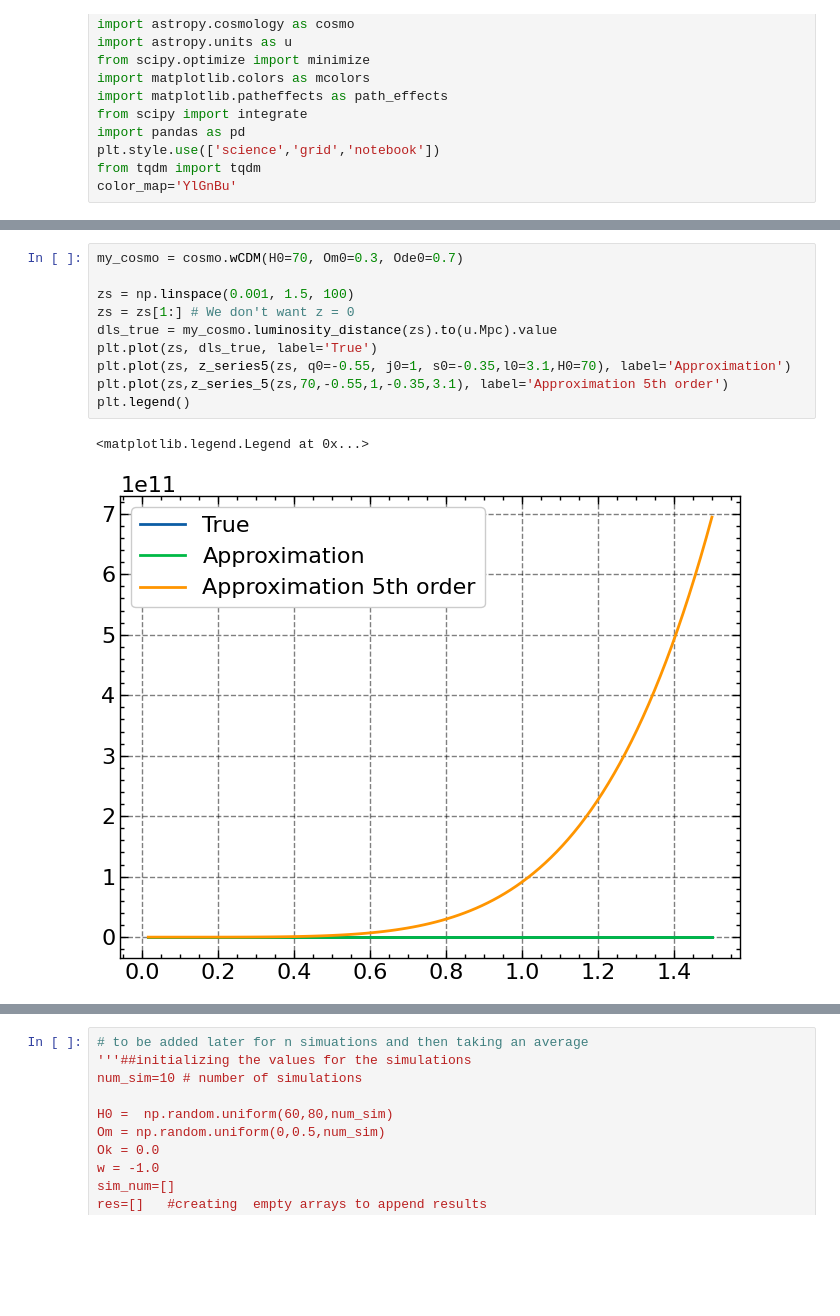
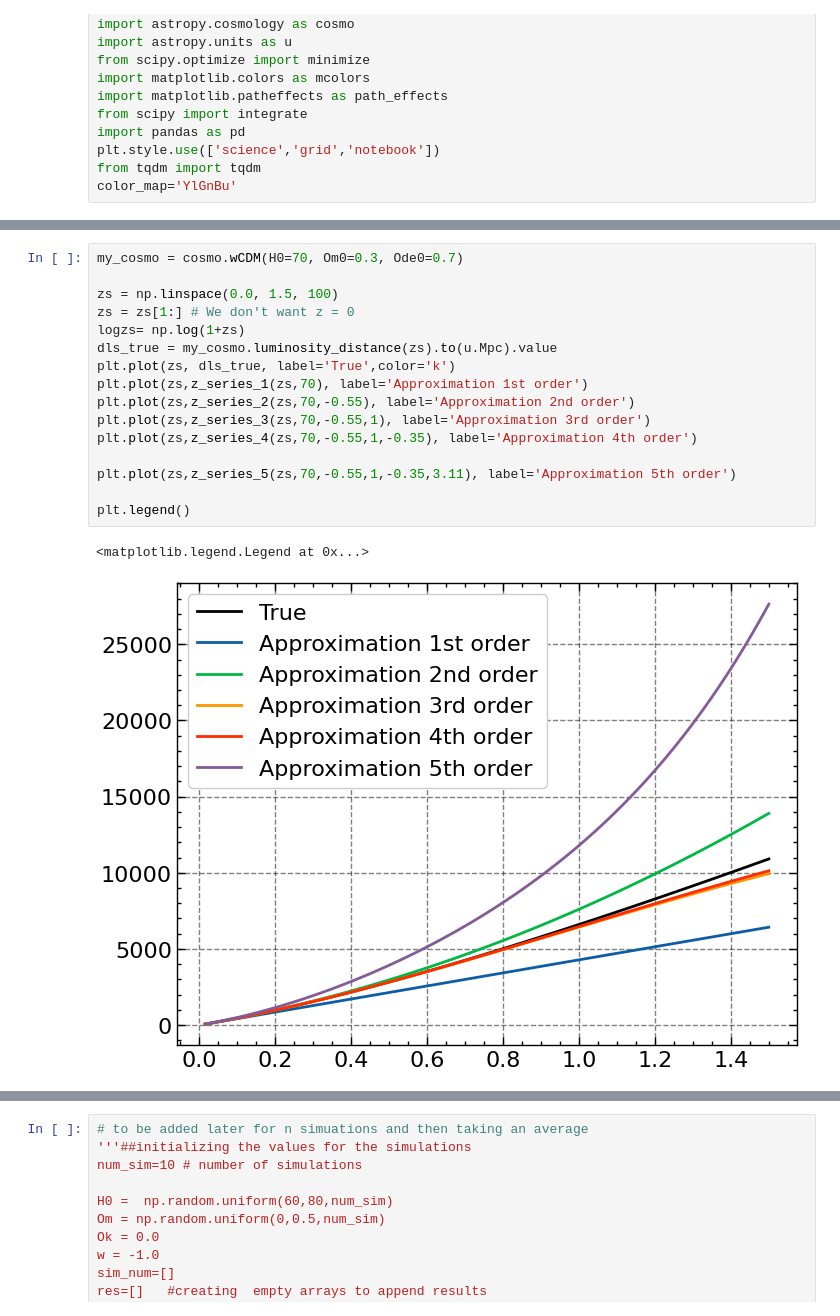
Before and after one commit to Shin107/Cosmography_v2, a Jupyter notebook: Matrix_plots.ipynb, the cells around one changed output, grey strips where cells are left out. Drawn from its saved outputs; the diff is of its cells as text; blank space fills up the shorter version.

Commit message:
CHnages to matrix plot

```diff
--- a/Matrix_plots.ipynb
+++ b/Matrix_plots.ipynb
@@ -98,13 +107,19 @@ array([   87.92597005,   178.50518686,   271.68035788,   367.39517549,
 # %%
 my_cosmo = cosmo.wCDM(H0=70, Om0=0.3, Ode0=0.7)
 
-zs = np.linspace(0.001, 1.5, 100)
+zs = np.linspace(0.0, 1.5, 100)
 zs = zs[1:] # We don't want z = 0
+logzs= np.log(1+zs)
 dls_true = my_cosmo.luminosity_distance(zs).to(u.Mpc).value
-plt.plot(zs, dls_true, label='True')
-plt.plot(zs, z_series5(zs, q0=-0.55, j0=1, s0=-0.35,l0=3.1,H0=70), label='Approximation')
-plt.plot(zs,z_series_5(zs,70,-0.55,1,-0.35,3.1), label='Approximation 5th order')
+plt.plot(zs, dls_true, label='True',color='k')
+plt.plot(zs,z_series_1(zs,70), label='Approximation 1st order')
+plt.plot(zs,z_series_2(zs,70,-0.55), label='Approximation 2nd order')
+plt.plot(zs,z_series_3(zs,70,-0.55,1), label='Approximation 3rd order')
+plt.plot(zs,z_series_4(zs,70,-0.55,1,-0.35), label='Approximation 4th order')
+
+plt.plot(zs,z_series_5(zs,70,-0.55,1,-0.35,3.11), label='Approximation 5th order')
+
 plt.legend()
 # %% [output]
 <matplotlib.legend.Legend at 0x...>
-[figure, old version]
+[figure, new version]
```
Also changed, not shown: parts of 18 cells of this notebook.
